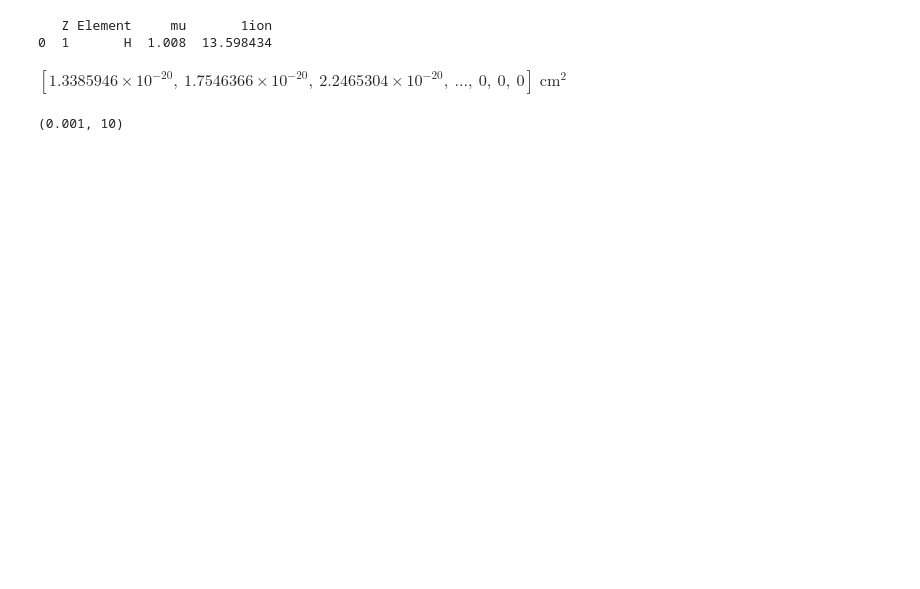
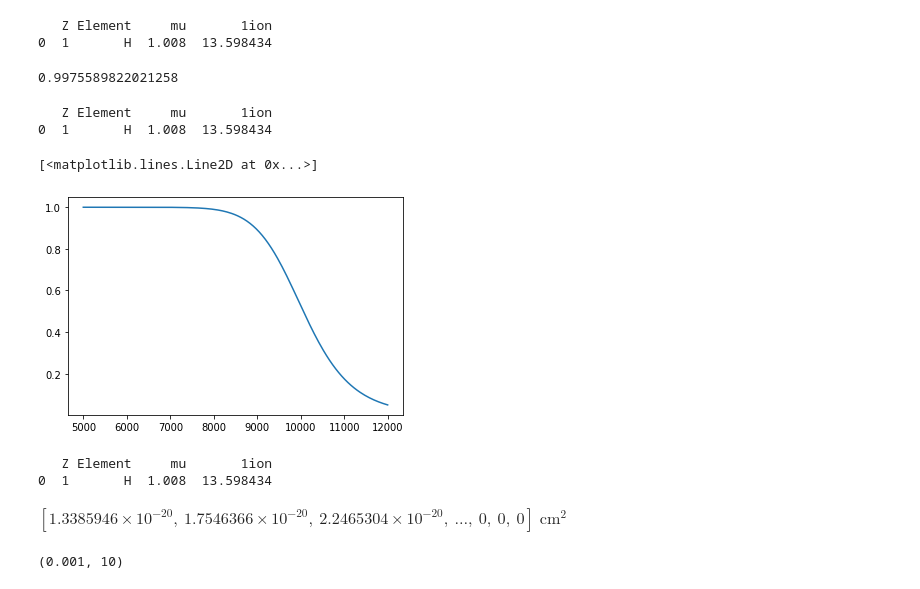
Before and after one commit to kyleneumann/Astro530, a Jupyter notebook: hw7.ipynb, the cells around one changed output. Cells and saved outputs as stored; diff of their text form; code cells hidden in the pictures; blank space fills up the shorter version.

```diff
--- a/hw7.ipynb
+++ b/hw7.ipynb
@@ -132,6 +132,23 @@ def k_Hnff(Pe,T = 5000,wavelength = 9000):
     K = 1e-26*Pe*10**(f0+f1*logth+f2*logth**2)
 
     return K*u.cm**2
+# %%
+1/(1+saha_LTE("H",temp=7512*u.K)/500)
+# %% [output]
+   Z Element     mu       1ion
+0  1       H  1.008  13.598434
+0.9975589822021258
+# %%
+T_arr = np.linspace(5000,12000,200)
+y = 1/(1+saha_LTE("H",temp=T_arr*u.K)/500)
+# %% [output]
+   Z Element     mu       1ion
+0  1       H  1.008  13.598434
+# %%
+plt.plot(T_arr,y)
+# %% [output]
+[<matplotlib.lines.Line2D at 0x...>]
+[figure, added]
 # %%
 def k_total(Pe=10*u.dyne/u.cm**2,T = 5000*u.K,wavelength = 9000*u.angstrom,**kwargs):
     if (wavelength*u.s).unit == u.s:
```
Also changed, not shown: parts of 11 cells of this notebook, 3 other files.
